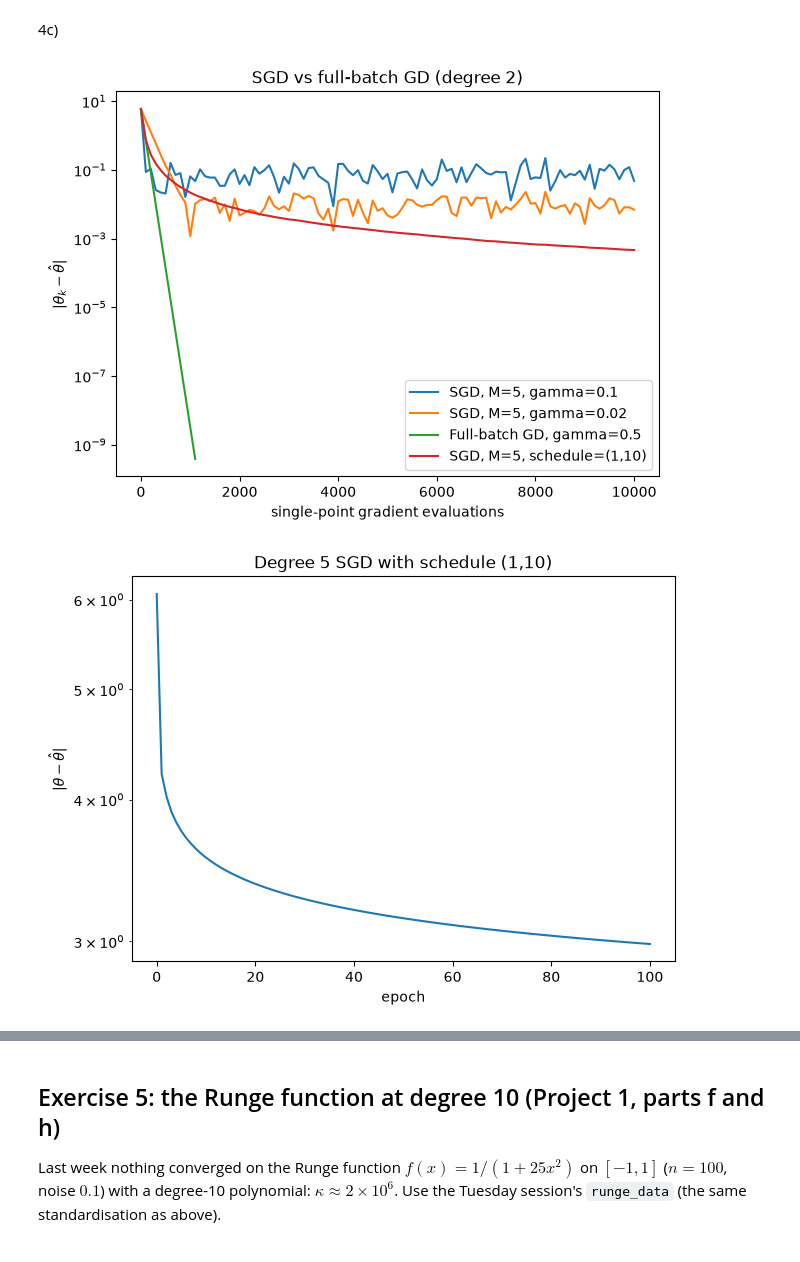
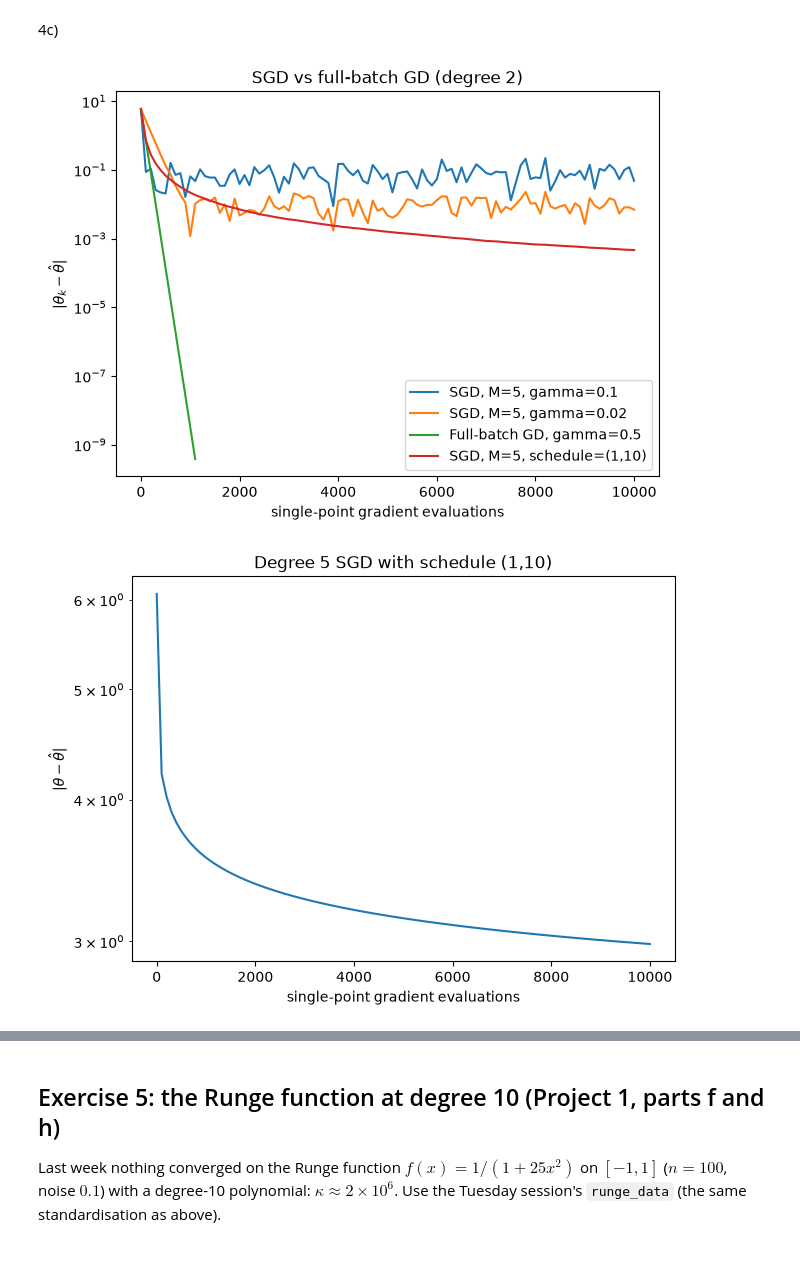
Before and after one commit to viktokr/FYS_STK4155-ukesoppgaver, a Jupyter notebook: exercisesweek38.ipynb, the cells around one changed output, grey strips where cells are left out. Saved outputs shown, nothing was run; the diff lists cells and outputs as text; code cells hidden in the pictures.

```diff
--- a/exercisesweek38.ipynb
+++ b/exercisesweek38.ipynb
@@ -592,34 +644,34 @@ n_epochs, t0, t1 = 500, 1.0, 10.0
 history_sgd_schedule = sgd(X2, y2,method="plain",n_epochs=100,batch_size=5,schedule=(1, 10))
 dist_sgd_schedule = np.linalg.norm(history_sgd_schedule - theta_hat, axis=1)
 
 # using schedule for degree 5
 history_sgd_d5 = sgd(X5, y5, method="plain", n_epochs=100, batch_size=5, schedule=(1, 10))
 
 theta_hat5 = closed_form(X5, y5, lam=0.0) # finding the optimal theta parameter for 5 degree polynomial using closed form
 dist_d5 = np.linalg.norm(history_sgd_d5 - theta_hat5, axis=1)
 
 x_schedule = np.arange(len(dist_sgd_schedule)) * n
-
+x_schedule_d5 = np.arange(len(history_sgd_d5)) * n
 
 plt.figure(figsize=(7, 5))
 plt.plot(x_sgd_01, dist_sgd_01, label="SGD, M=5, gamma=0.1")
 plt.plot(x_sgd_002, dist_sgd_002, label="SGD, M=5, gamma=0.02")
 plt.plot(x_full, dist_full, label="Full-batch GD, gamma=0.5")
 plt.plot(x_schedule, dist_sgd_schedule, label="SGD, M=5, schedule=(1,10)")
 plt.yscale("log")
 plt.xlabel("single-point gradient evaluations")
 plt.ylabel(r"$|\theta_k - \hat\theta|$")
 plt.title("SGD vs full-batch GD (degree 2)")
 plt.legend()
 plt.show()
 
 plt.figure(figsize=(7,5))
-plt.plot(dist_d5)
+plt.plot(x_schedule_d5, dist_d5)
 plt.yscale("log")
-plt.xlabel("epoch")
+plt.xlabel("single-point gradient evaluations")
 plt.ylabel(r"$|\theta-\hat{\theta}|$")
 plt.title("Degree 5 SGD with schedule (1,10)")
 plt.show()
 # %% [output]
 [figure]
-[figure, old version]
+[figure, new version]
```
Also changed, not shown: parts of 15 cells of this notebook.
